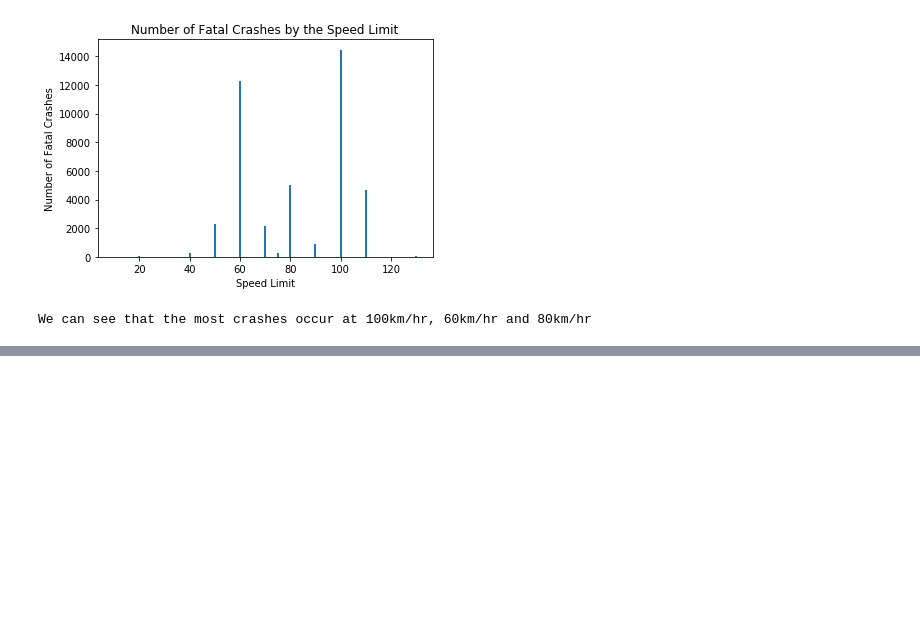
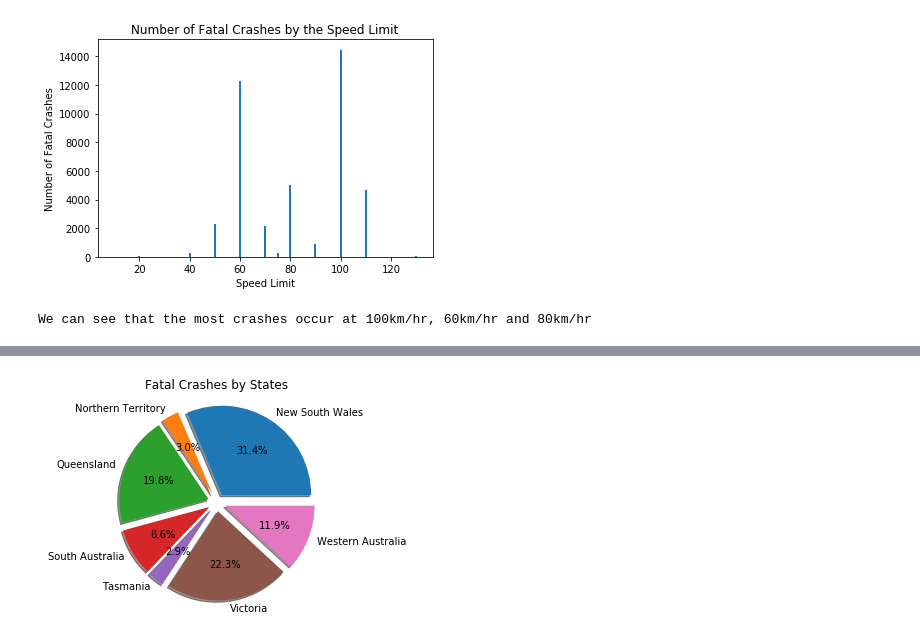
Before and after one commit to VoLKyyyOG/Australian-Road-Deaths-Database-Visualization, a Jupyter notebook: ARDD analysis.ipynb, the cells around one changed output, grey strips where cells are left out. Saved outputs shown, nothing was run; the diff lists cells and outputs as text; code cells hidden in the pictures; blank space fills up the shorter version.

```diff
--- a/ARDD analysis.ipynb
+++ b/ARDD analysis.ipynb
@@ -113,0 +125,16 @@ plt.show()
+# %%
+# Pie chart of fatal crashes by States
+plt.clf()
+
+crashes_by_states = [sum(nsw_crashes.values()), sum(nt_crashes.values()), sum(qld_crashes.values()), sum(sa_crashes.values()),
+                    sum(tas_crashes.values()), sum(vic_crashes.values()), sum(wa_crashes.values())]
+
+plt.pie(crashes_by_states, labels=sorted(states_and_territories.values()), explode = (0.1, 0.1, 0.1, 0.1, 0.1, 0.1, 0.1),
+        shadow = True, autopct='%1.1f%%')
+
+plt.title('Fatal Crashes by States')
+plt.axis('equal')
+
+plt.show()
+# %% [output]
+[figure, added]
```
Also changed, not shown: parts of 7 cells of this notebook.
